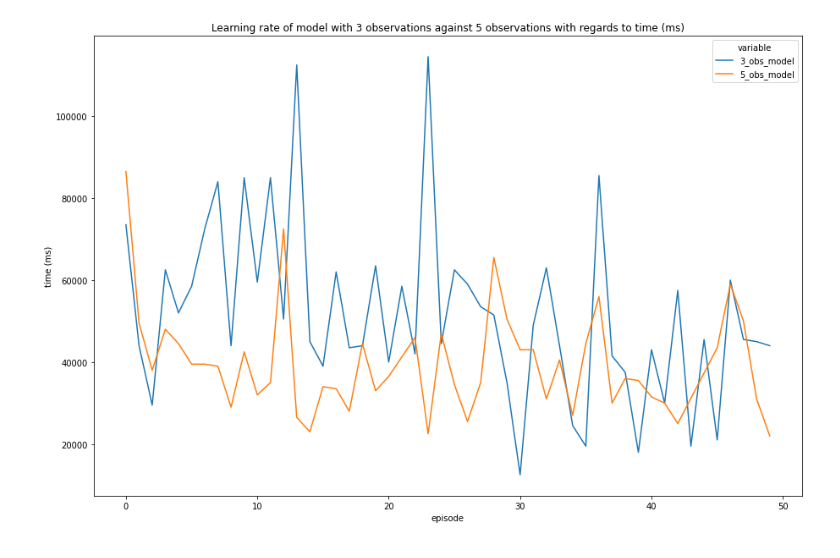
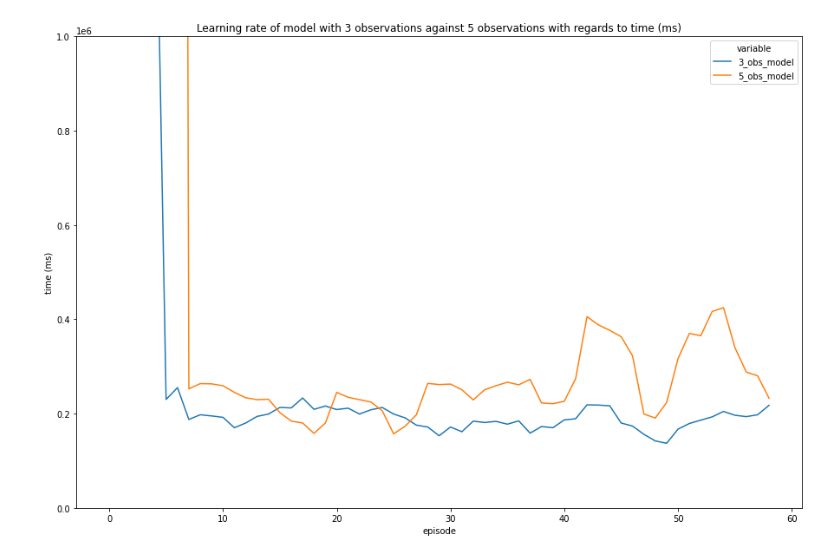
Before and after one commit to gansem/learning_machines_robobo, a Jupyter notebook: src/analytics.ipynb, the cells around one changed output. Cells and saved outputs as stored; diff of their text form; code cells hidden in the pictures.

```diff
--- a/src/analytics.ipynb
+++ b/src/analytics.ipynb
@@ -97,19 +102,30 @@ dtype: int64
 # %%
 
 # group per episode and append to new df
 # _df = pd.DataFrame()
 # for k,v in df.groupby('episode_index'):
 #     _df = _df.append({'episode_index': int(k), 'reward': v['reward'].sum(), 'v_measure_sensor_distance': v['v_measure_sensor_distance'].sum(), 'epsilon': v['epsilon'].min()}, ignore_index=True)
 #     print(v['reward'].sum())
 
+obs3 = np.convolve(obs_3_df['time_passed'], [1,1,1,1,1,1,1])[0:300]
+obs5 = np.convolve(obs_5_df['time_passed'], [1,1,1,1,1,1,1])[0:59]
+
+tmp = pd.DataFrame()
+for i,v in enumerate(obs5):
+    tmp = tmp.append({'index': i, '3_obs_model': obs3[i], '5_obs_model': obs5[i]}, ignore_index=True)
+
+
+_df = pd.DataFrame({'index': obs_3_df['index'], '3_obs_model': obs_3_df['time_passed'], '5_obs_model': obs_5_df['time_passed']})
 
 # plot
 fig, ax = plt.subplots(figsize=(15,10))
-melt = _df.melt(id_vars='index', value_vars=['3_obs_model', '5_obs_model'])
+melt = tmp.melt(id_vars='index', value_vars=['3_obs_model', '5_obs_model'])
 sns.lineplot(data=melt, x='index', y='value', hue='variable')
+plt.ylim([0,1e6])
+# plt.xlim([0,150])
 plt.xlabel('episode')
 plt.ylabel('time (ms)')
 plt.title('Learning rate of model with 3 observations against 5 observations with regards to time (ms)')
 plt.savefig('../img/task_2_learning_lineplot.png')
 # %% [output]
-[figure, old version]
+[figure, new version]
```
Also changed, not shown: parts of 11 cells of this notebook, 9 other files.
